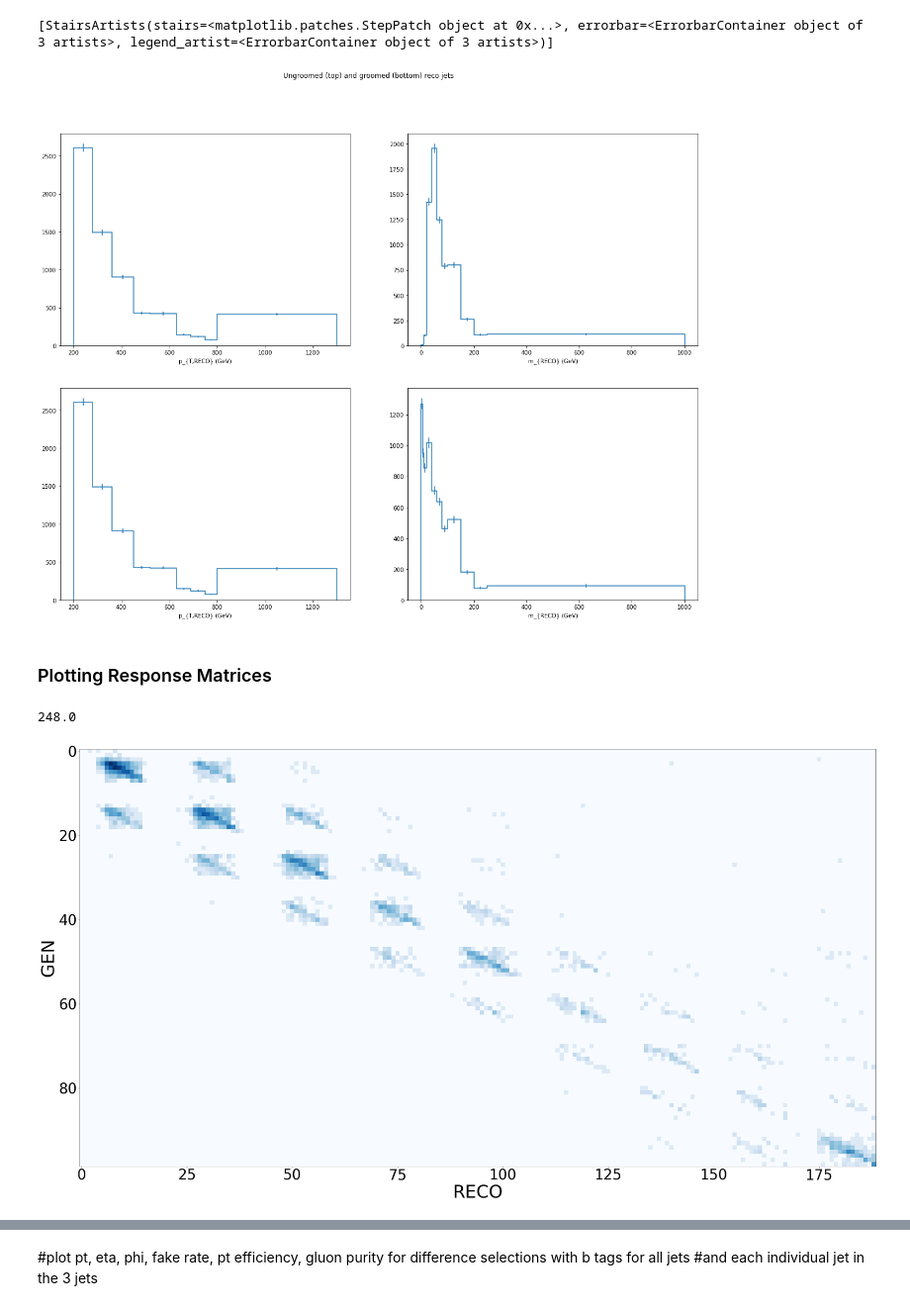
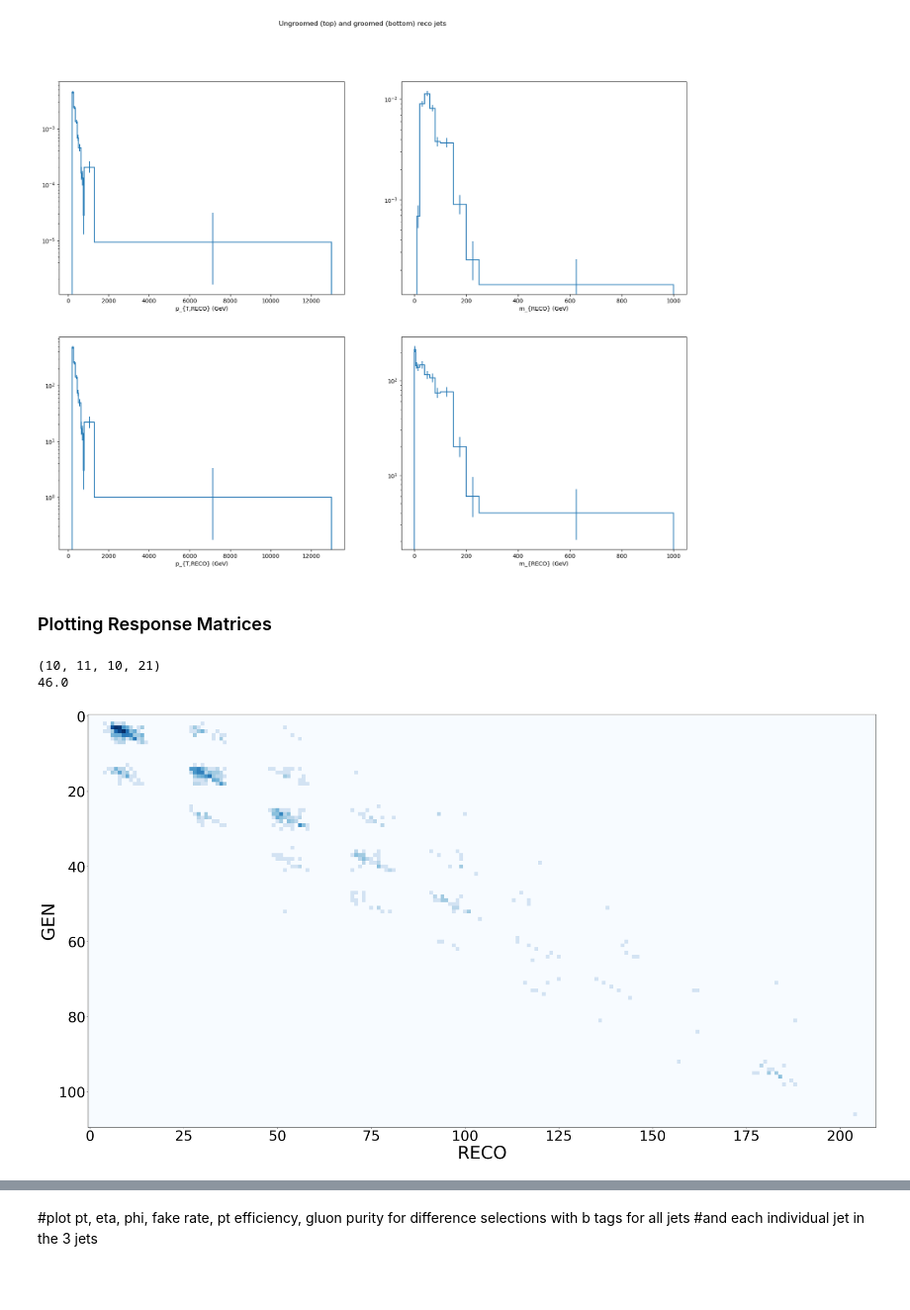
Before and after one commit to laurenhay/GluonJetMass, a Jupyter notebook: trijetSelection_studies.ipynb, the cells around one changed output, grey strips where cells are left out. Shown at 99% size. Cells and saved outputs as stored; diff of their text form; code cells hidden in the pictures; blank space fills up the shorter version.

```diff
--- a/trijetSelection_studies.ipynb
+++ b/trijetSelection_studies.ipynb
@@ -34,7 +34,8 @@ from dask.distributed import Client
 
 
 data = False
-winterfell = True
+winterfell = False
+dask = True
 btag_str = 'bbloose'
 processor = makeTrijetHists(data = data, btag = btag_str)
 datastring = "JetHT" if processor.do_gen == False else "QCDsim"
@@ -45,5 +46,5 @@ elif processor.do_gen==True:
 else:
     filename = "datasets_UL_NANOAOD.json"
 
-fname = 'coffeaOutput/trijetHistsAK4_{}_pt{}_eta{}_{}.pkl'.format(datastring, str(processor.ptcut), str(processor.etacut), processor.btag)
+fname = 'coffeaOutput/trijetHistsTest_{}_pt{}_eta{}_{}.pkl'.format(datastring, str(processor.ptcut), str(processor.etacut), processor.btag)
 # %% [output]
@@ -52,6 +53,6 @@ fname = 'coffeaOutput/trijetHistsAK4_{}_pt{}_eta{}_{}.pkl'.format(datastring, st
 Data:  False  gen  True
 # %%
-result = runCoffeaJob(processor, jsonFile = filename, winterfell = winterfell, testing = False, data = not processor.do_gen)
+result = runCoffeaJob(processor, jsonFile = filename, winterfell = winterfell, dask = dask, testing = True, data = not processor.do_gen)
 with open(fname, "wb") as f:
     pickle.dump( result, f)
 # %% [output]
@@ -151,12 +88,12 @@ checkdir(os_path)
 %matplotlib inline
 import matplotlib.pyplot as plt
 plt.rcParams["figure.figsize"] = (20,5)
-
+result = result[0]
 if not data:
     fig, axs = plt.subplots(1, 3)
-    result['dphimin_gen'][{'dataset':sum}].plot1d(ax = axs[0])
-    result['asymm_gen'][{'dataset':sum}].plot1d(ax=axs[1])
-    result['njet_gen'][{'dataset':sum}].plot1d(ax=axs[2])
+    result['dphimin_gen'][{'dataset':sum}].plot1d(ax = axs[0], density=True)
+    result['asymm_gen'][{'dataset':sum}].plot1d(ax=axs[1], density=True)
+    result['njet_gen'][{'dataset':sum}].plot1d(ax=axs[2], density=True)
     plt.legend()
 
 fig, axs = plt.subplots(1, 3)
@@ -173,14 +110,17 @@ No artists with labels found to put in legend.  Note that artists whose label st
 # %%
 plt.rcParams["figure.figsize"] = (20,15)
 fig, axs = plt.subplots(2, 2)
 fig.suptitle('Ungroomed (top) and groomed (bottom) reco jets')
-result['jet_pt_mass_reco_u'][{'dataset':sum}].project('ptreco').plot1d(ax=axs[0,0])
-result['jet_pt_mass_reco_u'][{'dataset':sum}].project('mreco').plot1d(ax=axs[0,1])
+result['jet_pt_mass_reco_u'][{'dataset':sum}].project('ptreco').plot1d(ax=axs[0,0], density=True)
+result['jet_pt_mass_reco_u'][{'dataset':sum}].project('mreco').plot1d(ax=axs[0,1], density=True)
 result['jet_pt_mass_reco_g'][{'dataset':sum}].project('ptreco').plot1d(ax=axs[1,0])
 result['jet_pt_mass_reco_g'][{'dataset':sum}].project('mreco').plot1d(ax=axs[1,1])
+axs[0,0].set_yscale('log')
+axs[1,0].set_yscale('log')
+axs[1,1].set_yscale('log')
+axs[0,1].set_yscale('log')
 # %% [output]
-[StairsArtists(stairs=<matplotlib.patches.StepPatch object at 0x...>, errorbar=<ErrorbarContainer object of 3 artists>, legend_artist=<ErrorbarContainer object of 3 artists>)]
-[figure, old version]
+[figure, new version]
 # %% [markdown]
 ### Plotting Response Matrices
 # %%
@@ -188,8 +128,10 @@ if not data:
     response_matrix_u_values = result['response_matrix_u'].project("ptreco", "mreco", "ptgen", "mgen").values()
     response_matrix_g_values = result['response_matrix_g'].project("ptreco", "mreco", "ptgen", "mgen").values()
     nptreco,nmassreco,nptgen,nmassgen = response_matrix_u_values.shape
+    print(response_matrix_u_values.shape)
     response_matrix_u_final = response_matrix_u_values.reshape( (nptreco)*(nmassreco), (nptgen)*(nmassgen) )
     print(ak.max(response_matrix_u_final))
     response_matrix_g_final = response_matrix_g_values.reshape( (nptreco)*(nmassreco), (nptgen)*(nmassgen) )
 # %% [output]
-248.0
+(10, 11, 10, 21)
+46.0
@@ -201,5 +154,5 @@ if not data:
     plt.ylabel("GEN", fontsize=50)
     plt.tick_params(labelsize=40)
 # %% [output]
-[figure, old version]
+[figure, new version]
 # %%
```
Also changed, not shown: parts of 15 cells of this notebook, 4 other files.
